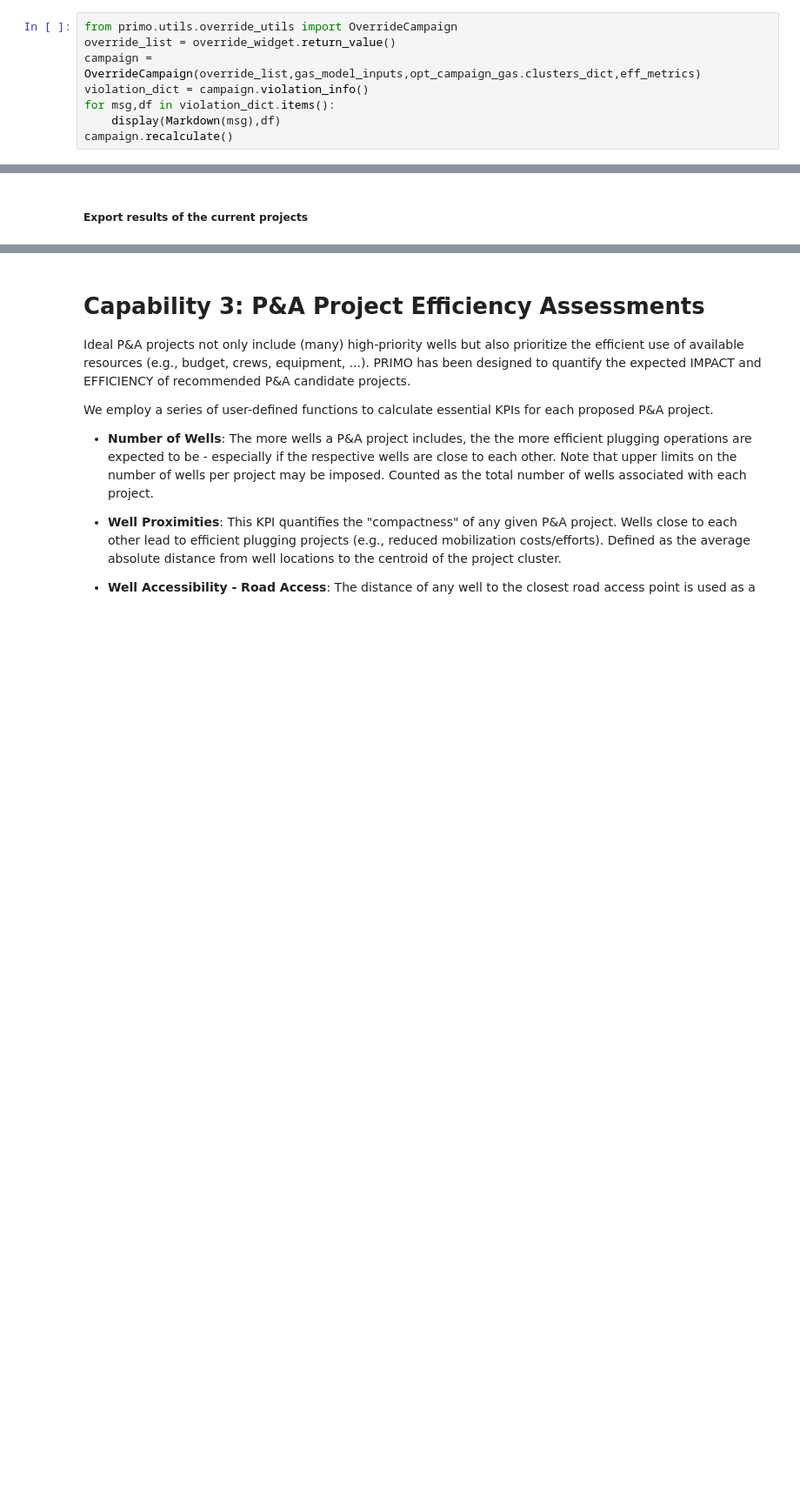
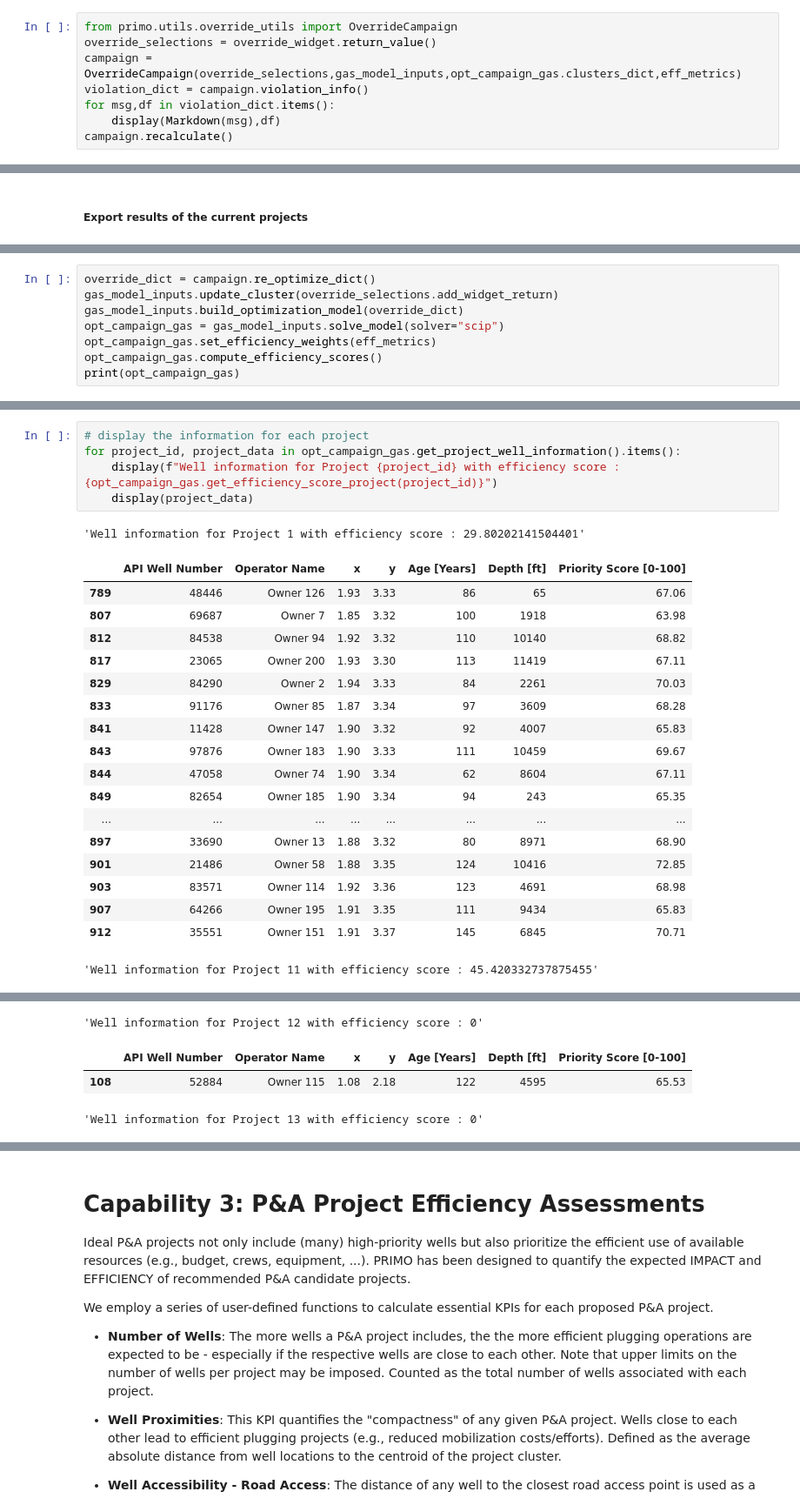
Before and after one commit to ruonanli61/primo-optimizer, a Jupyter notebook: primo/demo/PRIMO - Example_1.ipynb, the cells around one changed output, grey strips where cells are left out. Shown at 87% size. Cells and saved outputs as stored; diff of their text form; blank space fills up the shorter version.

Commit message:
WIP: Re-optimize implemented

```diff
--- a/primo/demo/PRIMO - Example_1.ipynb
+++ b/primo/demo/PRIMO - Example_1.ipynb
@@ -646,8 +652,8 @@ HBox(children=(VBox(children=(Combobox(value='', description='Cluster', placehol
 ##### Results based on the User-input Override Lists
 # %%
 from primo.utils.override_utils import OverrideCampaign
-override_list = override_widget.return_value()
-campaign = OverrideCampaign(override_list,gas_model_inputs,opt_campaign_gas.clusters_dict,eff_metrics)
+override_selections = override_widget.return_value()
+campaign = OverrideCampaign(override_selections,gas_model_inputs,opt_campaign_gas.clusters_dict,eff_metrics)
 violation_dict = campaign.violation_info()
 for msg,df in violation_dict.items():
     display(Markdown(msg),df)
@@ -707,0 +692,8 @@ Users can choose to re-run the optimization problem in PRIMO and generate new P&
+# %%
+override_dict = campaign.re_optimize_dict()
+gas_model_inputs.update_cluster(override_selections.add_widget_return)
+gas_model_inputs.build_optimization_model(override_dict)
+opt_campaign_gas = gas_model_inputs.solve_model(solver="scip")
+opt_campaign_gas.set_efficiency_weights(eff_metrics)
+opt_campaign_gas.compute_efficiency_scores()
+print(opt_campaign_gas)
@@ -707,0 +718,25 @@ Users can choose to re-run the optimization problem in PRIMO and generate new P&
+# %%
+# display the information for each project
+for project_id, project_data in opt_campaign_gas.get_project_well_information().items():
+    display(f"Well information for Project {project_id} with efficiency score : {opt_campaign_gas.get_efficiency_score_project(project_id)}")
+    display(project_data)
+# %% [output]
+'Well information for Project 1 with efficiency score : 29.80202141504401'
+|  | API Well Number | Operator Name | x | y | Age [Years] | Depth [ft] | Priority Score [0-100] |
+| 789 | 48446 | Owner 126 | 1.93 | 3.33 | 86 | 65 | 67.06 |
+| 807 | 69687 | Owner 7 | 1.85 | 3.32 | 100 | 1918 | 63.98 |
+| 812 | 84538 | Owner 94 | 1.92 | 3.32 | 110 | 10140 | 68.82 |
+| 817 | 23065 | Owner 200 | 1.93 | 3.30 | 113 | 11419 | 67.11 |
+| 829 | 84290 | Owner 2 | 1.94 | 3.33 | 84 | 2261 | 70.03 |
+| 833 | 91176 | Owner 85 | 1.87 | 3.34 | 97 | 3609 | 68.28 |
+| 841 | 11428 | Owner 147 | 1.90 | 3.32 | 92 | 4007 | 65.83 |
+| 843 | 97876 | Owner 183 | 1.90 | 3.33 | 111 | 10459 | 69.67 |
+| 844 | 47058 | Owner 74 | 1.90 | 3.34 | 62 | 8604 | 67.11 |
+| 849 | 82654 | Owner 185 | 1.90 | 3.34 | 94 | 243 | 65.35 |
+| ... | ... | ... | ... | ... | ... | ... | ... |
+| 897 | 33690 | Owner 13 | 1.88 | 3.32 | 80 | 8971 | 68.90 |
+| 901 | 21486 | Owner 58 | 1.88 | 3.35 | 124 | 10416 | 72.85 |
+| 903 | 83571 | Owner 114 | 1.92 | 3.36 | 123 | 4691 | 68.98 |
+| 907 | 64266 | Owner 195 | 1.91 | 3.35 | 111 | 9434 | 65.83 |
+| 912 | 35551 | Owner 151 | 1.91 | 3.37 | 145 | 6845 | 70.71 |
+'Well information for Project 11 with efficiency score : 45.420332737875455'
@@ -707,0 +751,4 @@ Users can choose to re-run the optimization problem in PRIMO and generate new P&
+'Well information for Project 12 with efficiency score : 0'
+|  | API Well Number | Operator Name | x | y | Age [Years] | Depth [ft] | Priority Score [0-100] |
+| 108 | 52884 | Owner 115 | 1.08 | 2.18 | 122 | 4595 | 65.53 |
+'Well information for Project 13 with efficiency score : 0'
```
Also changed, not shown: parts of 16 cells of this notebook, 5 other files.
